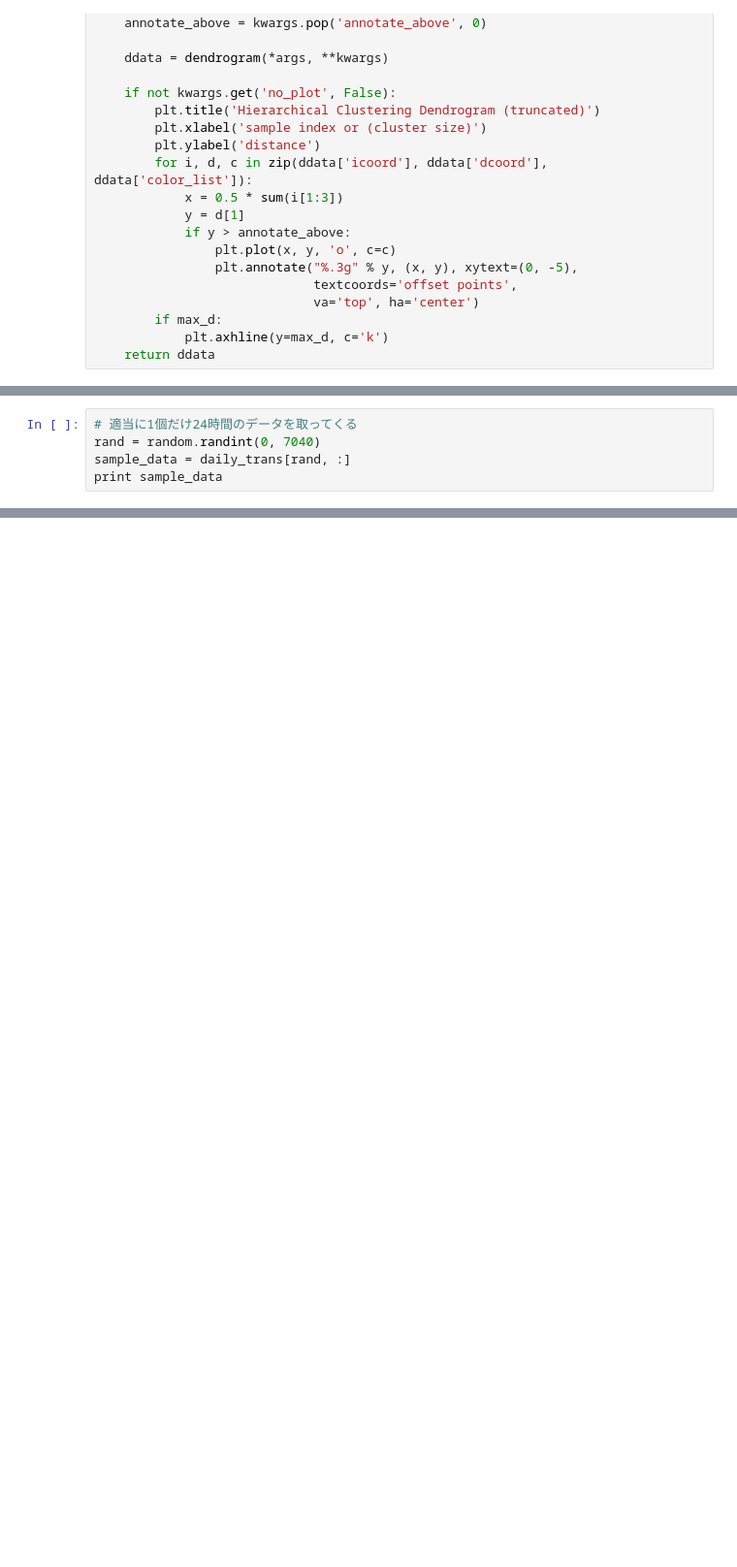
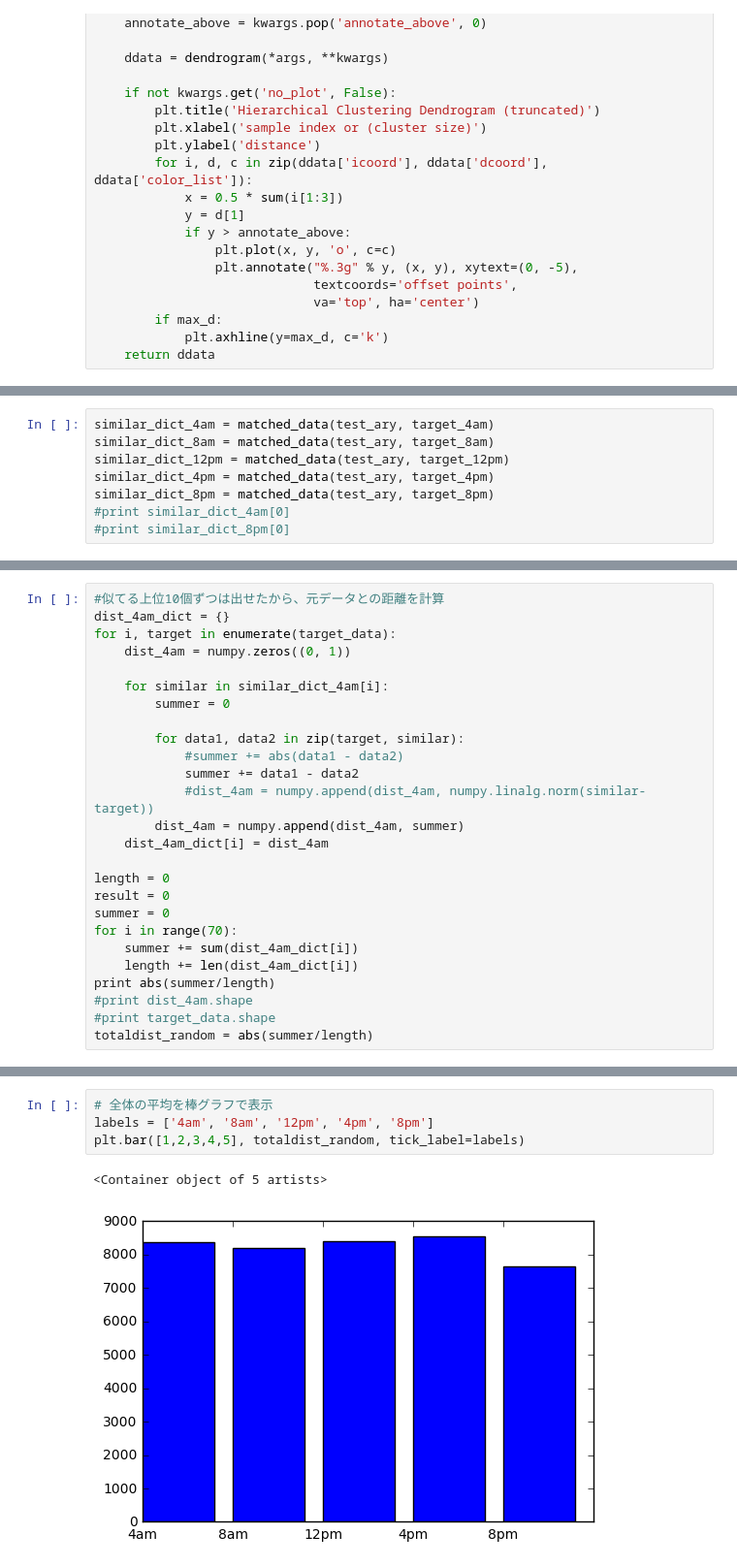
Before and after one commit to royroy55/otsuki_health_analysis, a Jupyter notebook: analyzer/otsuki_daily_analysis.ipynb, the cells around one changed output, grey strips where cells are left out. Shown at 97% size. Cells and saved outputs as stored; diff of their text form; blank space fills up the shorter version.

Commit message:
add random searching

```diff
--- a/analyzer/otsuki_daily_analysis.ipynb
+++ b/analyzer/otsuki_daily_analysis.ipynb
@@ -269,5 +268,0 @@ def fancy_dendrogram(*args, **kwargs):
-# %%
-# 適当に1個だけ24時間のデータを取ってくる
-rand = random.randint(0, 7040)
-sample_data = daily_trans[rand, :]
-print sample_data
@@ -298,0 +315,8 @@ TypeError: argument 2 to map() must support iteration
+# %%
+similar_dict_4am = matched_data(test_ary, target_4am)
+similar_dict_8am = matched_data(test_ary, target_8am)
+similar_dict_12pm = matched_data(test_ary, target_12pm)
+similar_dict_4pm = matched_data(test_ary, target_4pm)
+similar_dict_8pm = matched_data(test_ary, target_8pm)
+#print similar_dict_4am[0]
+#print similar_dict_8pm[0]
@@ -298,0 +341,26 @@ TypeError: argument 2 to map() must support iteration
+# %%
+#似てる上位10個ずつは出せたから、元データとの距離を計算
+dist_4am_dict = {}
+for i, target in enumerate(target_data):
+    dist_4am = numpy.zeros((0, 1))
+
+    for similar in similar_dict_4am[i]:
+        summer = 0
+
+        for data1, data2 in zip(target, similar):
+            #summer += abs(data1 - data2)
+            summer += data1 - data2
+            #dist_4am = numpy.append(dist_4am, numpy.linalg.norm(similar-target))
+        dist_4am = numpy.append(dist_4am, summer)
+    dist_4am_dict[i] = dist_4am
+
+length = 0
+result = 0
+summer = 0
+for i in range(70):
+    summer += sum(dist_4am_dict[i])
+    length += len(dist_4am_dict[i])
+print abs(summer/length)
+#print dist_4am.shape
+#print target_data.shape
+totaldist_random = abs(summer/length)
@@ -298,0 +462,7 @@ TypeError: argument 2 to map() must support iteration
+# %%
+# 全体の平均を棒グラフで表示
+labels = ['4am', '8am', '12pm', '4pm', '8pm']
+plt.bar([1,2,3,4,5], totaldist_random, tick_label=labels)
+# %% [output]
+<Container object of 5 artists>
+[figure, added]
```
Also changed, not shown: parts of 14 cells of this notebook.
